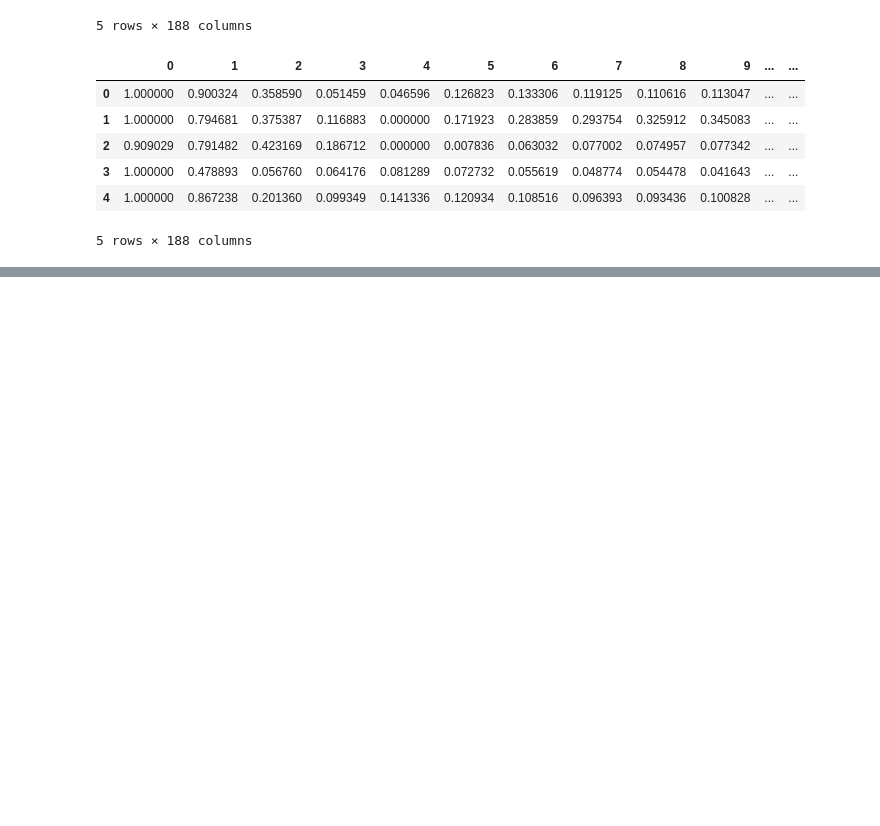
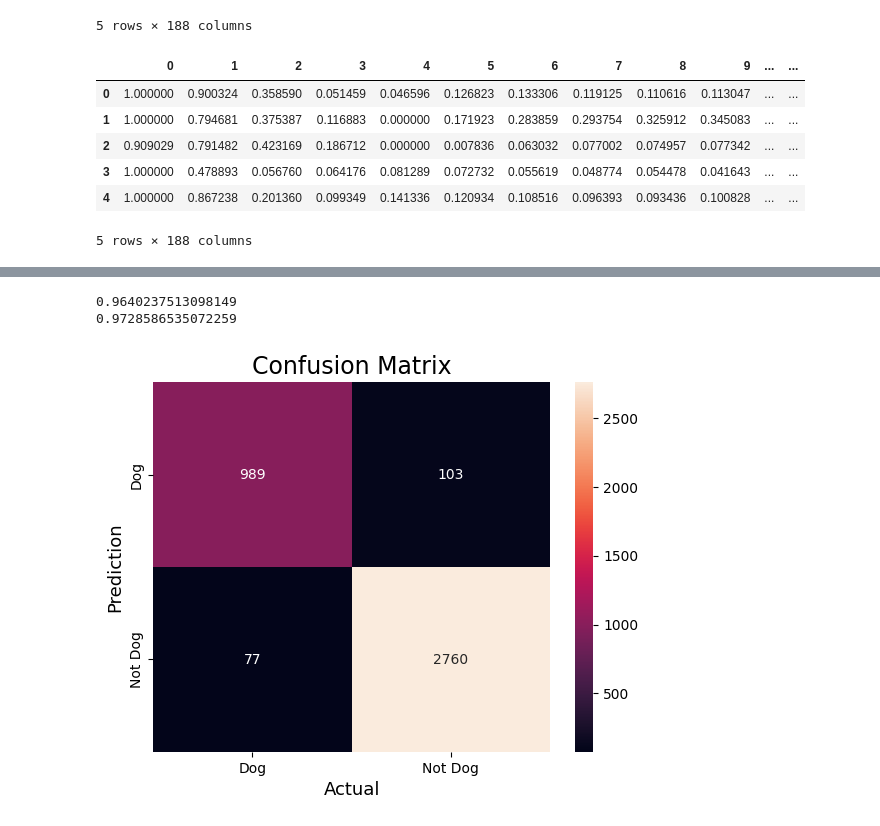
Before and after one commit to minhhvu17/mlmed2024, a Jupyter notebook: ecg-classification.ipynb, the cells around one changed output, grey strips where cells are left out. Saved outputs shown, nothing was run; the diff lists cells and outputs as text; code cells hidden in the pictures; blank space fills up the shorter version.

```diff
--- a/ecg-classification.ipynb
+++ b/ecg-classification.ipynb
@@ -146,0 +268,22 @@ print(accuracy)
+# %%
+print(precision)
+print(recall)
+# %% [output]
+0.9640237513098149
+0.9728586535072259
+# %%
+from sklearn.metrics import confusion_matrix
+import seaborn as sns
+
+cm = confusion_matrix(y_test, y_pred)
+sns.heatmap(cm,
+            annot=True,
+            fmt='g',
+            xticklabels=['Dog','Not Dog'],
+            yticklabels=['Dog','Not Dog'])
+plt.ylabel('Prediction',fontsize=13)
+plt.xlabel('Actual',fontsize=13)
+plt.title('Confusion Matrix',fontsize=17)
+plt.show()
+# %% [output]
+[figure, added]
```
Also changed, not shown: parts of 19 cells of this notebook, 2 other files.
